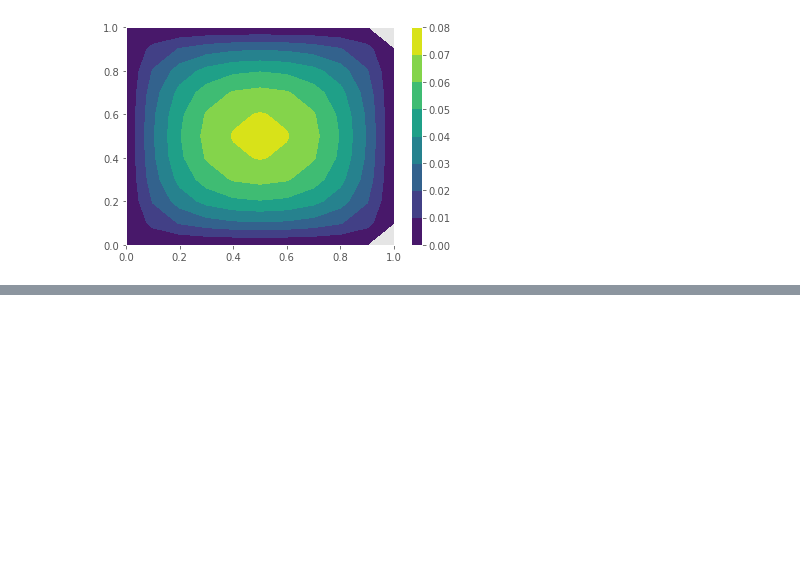
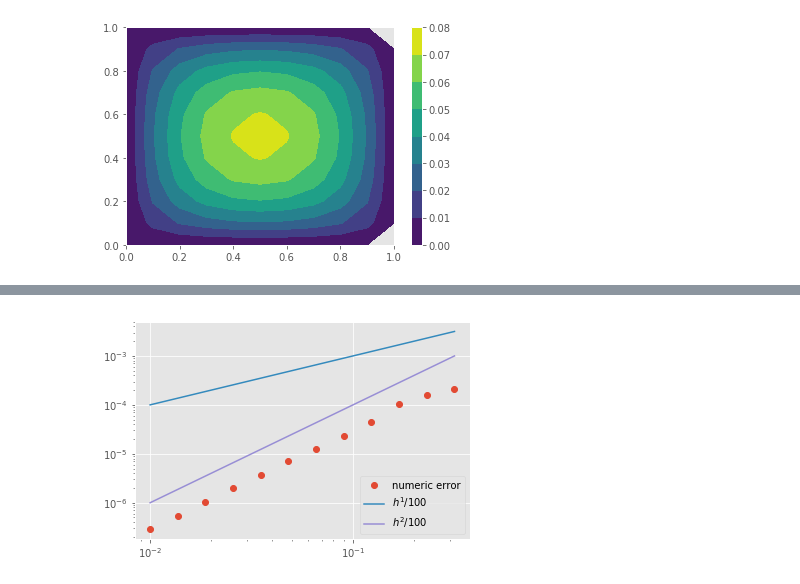
Before and after one commit to cu-numpde/numpde-fall2017, a Jupyter notebook: FD2D.ipynb, the cells around one changed output, grey strips where cells are left out. Cells and saved outputs as stored; diff of their text form; code cells hidden in the pictures; blank space fills up the shorter version.

```diff
--- a/FD2D.ipynb
+++ b/FD2D.ipynb
@@ -144,0 +182,13 @@ prof.print_stats(sort='tottime')
+# %%
+hs = numpy.logspace(-2, -.5, 12)
+def mms_error(h):
+    x, y, A, rhs = laplacian2d(h, mms0.laplacian_u, mms0.u)
+    u = sp.linalg.spsolve(A, rhs).reshape(x.shape)
+    return numpy.linalg.norm((u - mms0.u(x, y)).flatten(), numpy.inf)
+
+pyplot.loglog(hs, [mms_error(h) for h in hs], 'o', label='numeric error')
+pyplot.loglog(hs, hs**1/100, label='$h^1/100$')
+pyplot.loglog(hs, hs**2/100, label='$h^2/100$')
+pyplot.legend();
+# %% [output]
+[figure, added]
```
Also changed, not shown: parts of 5 cells of this notebook.
